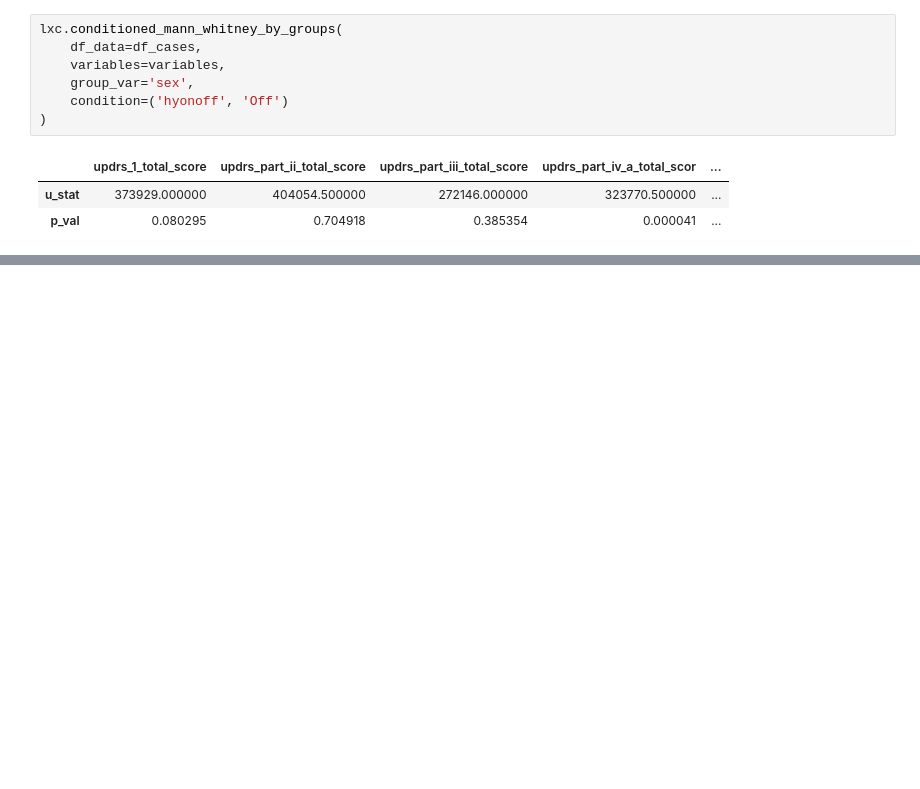
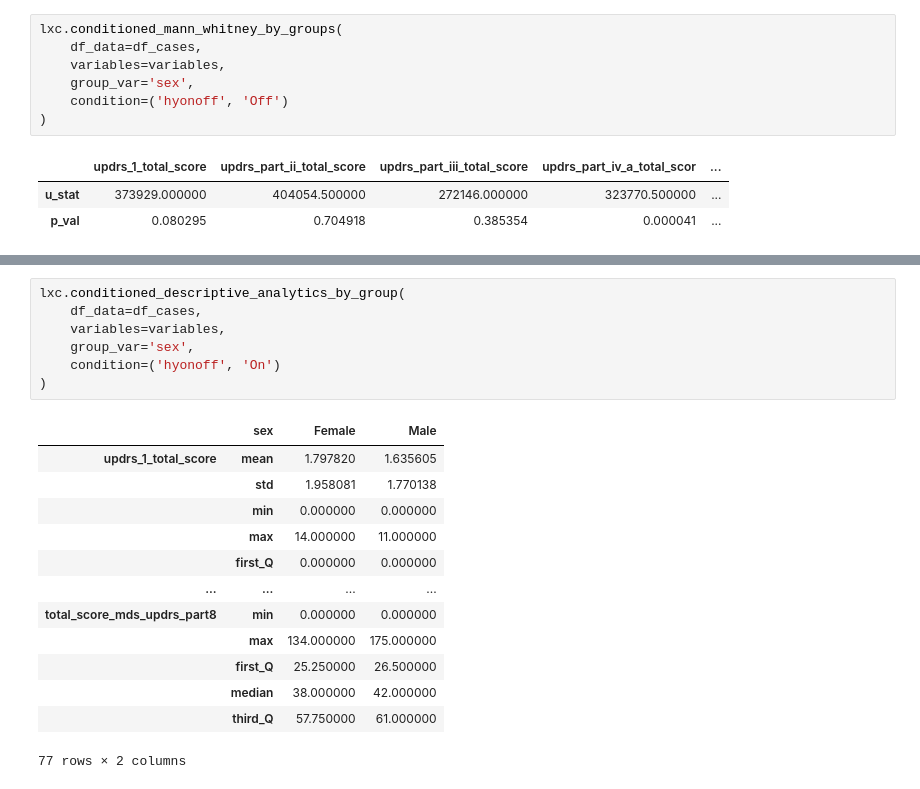
Before and after one commit to cge-tubingens/luxgiant-clinical, a Jupyter notebook: notebooks/patients_and_gender.ipynb, the cells around one changed output, grey strips where cells are left out. Cells and saved outputs as stored; diff of their text form; blank space fills up the shorter version.

```diff
--- a/notebooks/patients_and_gender.ipynb
+++ b/notebooks/patients_and_gender.ipynb
@@ -406,3 +261,24 @@ Severe          58   112
 |  | Condition | Variable | chi2 | p_val | dof |
 | 0 | hyonoff | hoehn_and_yahr_staging | 8.265649 | 0.309753 | 7.0 |
 | 1 | hyonoff | hystage | 0.214958 | 0.642909 | 1.0 |
+# %%
+lxc.conditioned_descriptive_analytics_by_group(
+    df_data=df_cases,
+    variables=variables,
+    group_var='sex',
+    condition=('hyonoff', 'On')
+)
+# %% [output]
+|  | sex | Female | Male |
+| updrs_1_total_score | mean | 1.797820 | 1.635605 |
+|  | std | 1.958081 | 1.770138 |
+|  | min | 0.000000 | 0.000000 |
+|  | max | 14.000000 | 11.000000 |
+|  | first_Q | 0.000000 | 0.000000 |
+| ... | ... | ... | ... |
+| total_score_mds_updrs_part8 | min | 0.000000 | 0.000000 |
+|  | max | 134.000000 | 175.000000 |
+|  | first_Q | 25.250000 | 26.500000 |
+|  | median | 38.000000 | 42.000000 |
+|  | third_Q | 57.750000 | 61.000000 |
+77 rows × 2 columns
```
Also changed, not shown: parts of 14 cells of this notebook.
